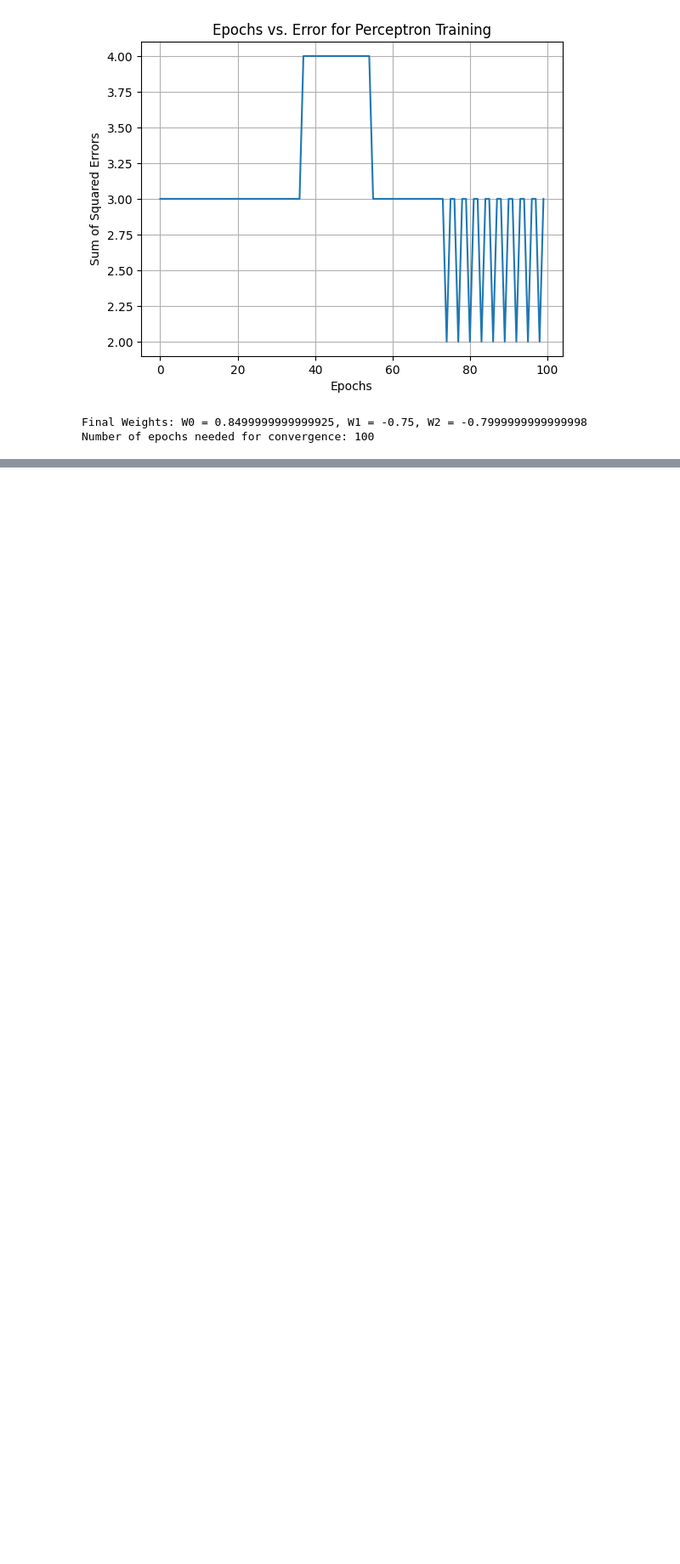
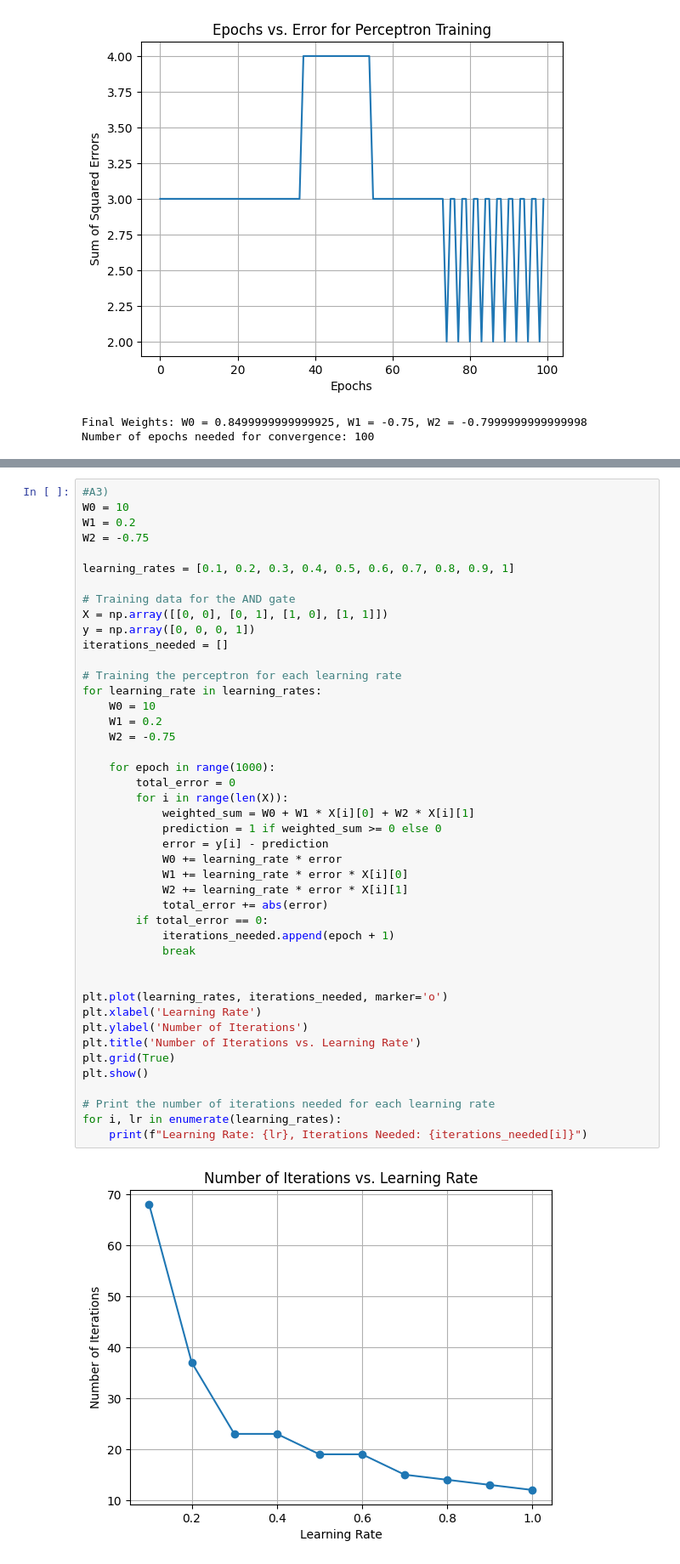
Before and after one commit to vidulaarumugam/Machine-learning_vidula, a Jupyter notebook: ML_LAB5.ipynb, the cells around one changed output, grey strips where cells are left out. Shown: that part at 85% size. Drawn from its saved outputs; the diff is of its cells as text; blank space fills up the shorter version.

```diff
--- a/ML_LAB5.ipynb
+++ b/ML_LAB5.ipynb
@@ -71,0 +179,46 @@ Number of epochs needed for convergence: 100
+# %%
+#A3)
+W0 = 10
+W1 = 0.2
+W2 = -0.75
+
+learning_rates = [0.1, 0.2, 0.3, 0.4, 0.5, 0.6, 0.7, 0.8, 0.9, 1]
+
+# Training data for the AND gate
+X = np.array([[0, 0], [0, 1], [1, 0], [1, 1]])
+y = np.array([0, 0, 0, 1])
+iterations_needed = []
+
+# Training the perceptron for each learning rate
+for learning_rate in learning_rates:
+    W0 = 10
+    W1 = 0.2
+    W2 = -0.75
+
+    for epoch in range(1000):
+        total_error = 0
+        for i in range(len(X)):
+            weighted_sum = W0 + W1 * X[i][0] + W2 * X[i][1]
+            prediction = 1 if weighted_sum >= 0 else 0
+            error = y[i] - prediction
+            W0 += learning_rate * error
+            W1 += learning_rate * error * X[i][0]
+            W2 += learning_rate * error * X[i][1]
+            total_error += abs(error)
+        if total_error == 0:
+            iterations_needed.append(epoch + 1)
+            break
+
+
+plt.plot(learning_rates, iterations_needed, marker='o')
+plt.xlabel('Learning Rate')
+plt.ylabel('Number of Iterations')
+plt.title('Number of Iterations vs. Learning Rate')
+plt.grid(True)
+plt.show()
+
+# Print the number of iterations needed for each learning rate
+for i, lr in enumerate(learning_rates):
+    print(f"Learning Rate: {lr}, Iterations Needed: {iterations_needed[i]}")
+# %% [output]
+[figure, added]
```
Also changed, not shown: parts of 3 cells of this notebook.
